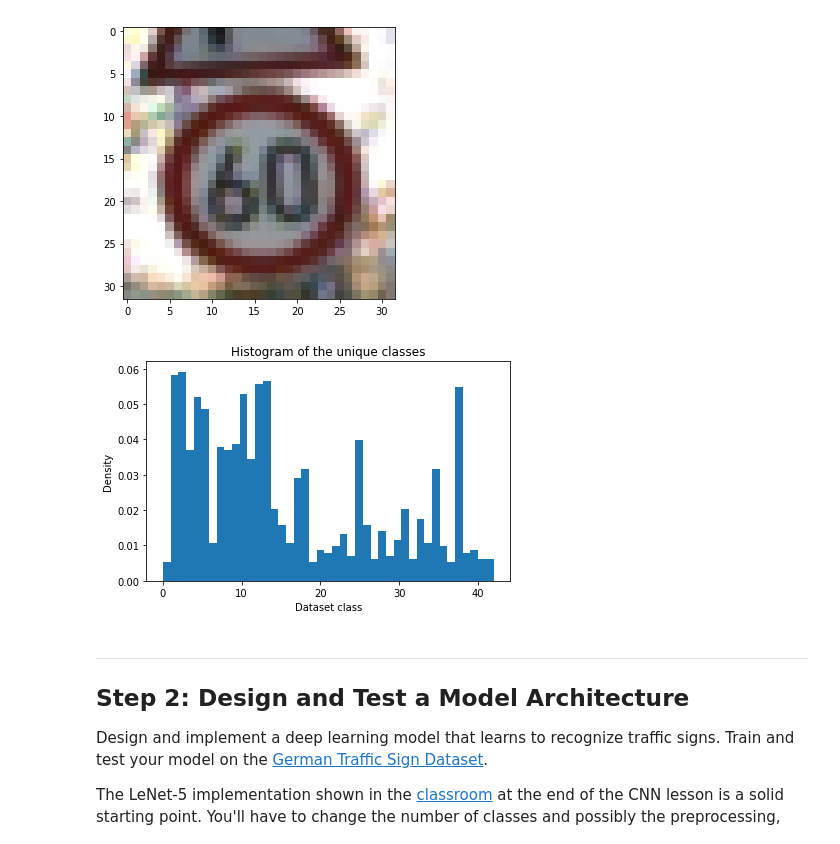
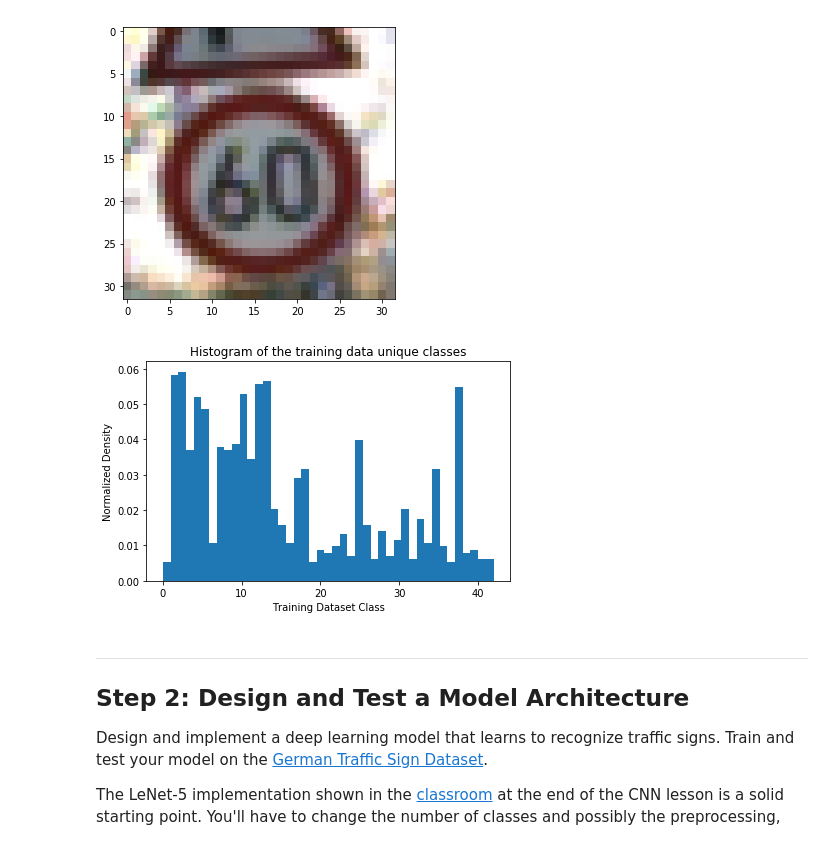
Before and after one commit to CHUCK-P/Traffic_Sign_Classifier, a Jupyter notebook: Traffic_Sign_Classifier.ipynb, the cells around one changed output. Cells and saved outputs as stored; diff of their text form; code cells hidden in the pictures.

```diff
--- a/Traffic_Sign_Classifier.ipynb
+++ b/Traffic_Sign_Classifier.ipynb
@@ -114,17 +114,17 @@ print(y_train[index])
 # %%
 fig,ax = plt.subplots()
 #histogram of the data
 n, bins, patches = ax.hist(y_train,n_classes,normed=1)
-ax.set_xlabel('Dataset class')
-ax.set_ylabel('Density')
-ax.set_title('Histogram of the unique classes')
+ax.set_xlabel('Training Dataset Class')
+ax.set_ylabel('Normalized Density')
+ax.set_title('Histogram of the training data unique classes')
 #
 fig.tight_layout()
 plt.show()
 
 fig.savefig('plot1.png')
 # %% [output]
-[figure, old version]
+[figure, new version]
 # %% [markdown]
 ----
 
```
Also changed, not shown: parts of 1 cell of this notebook.
